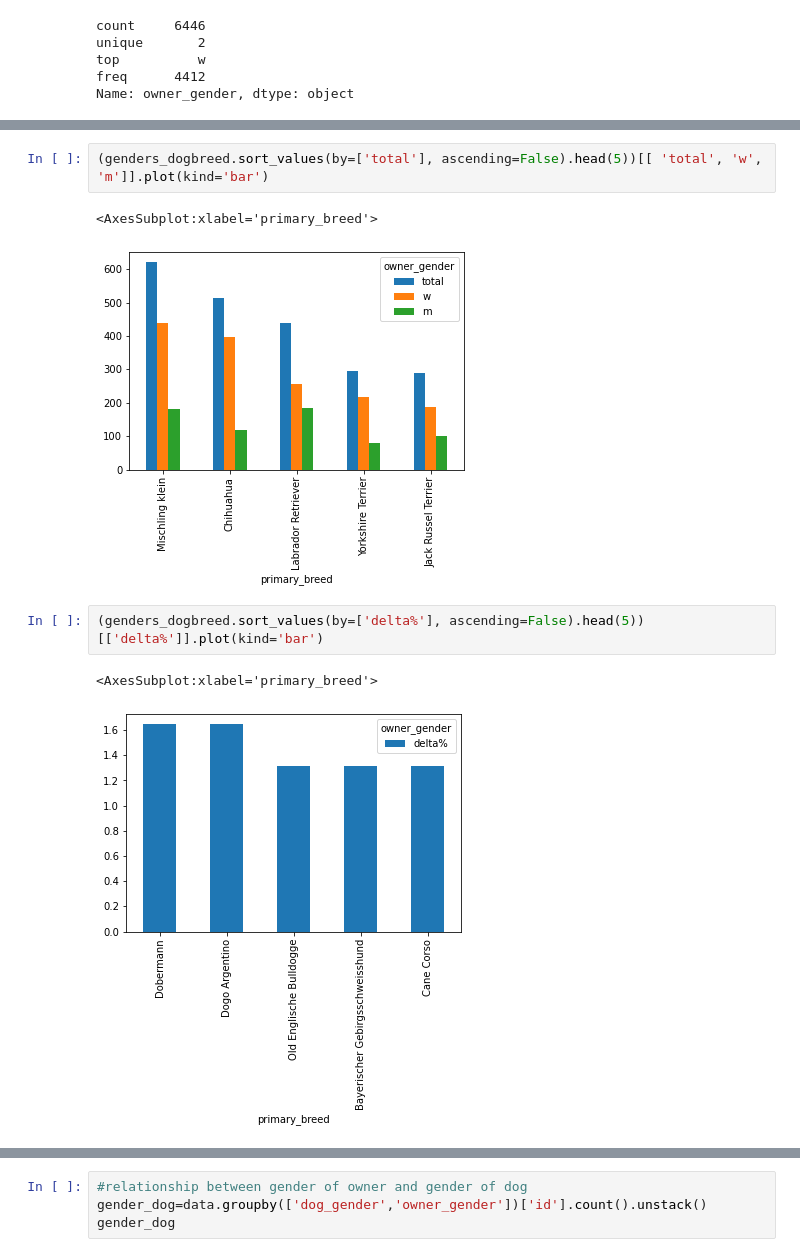
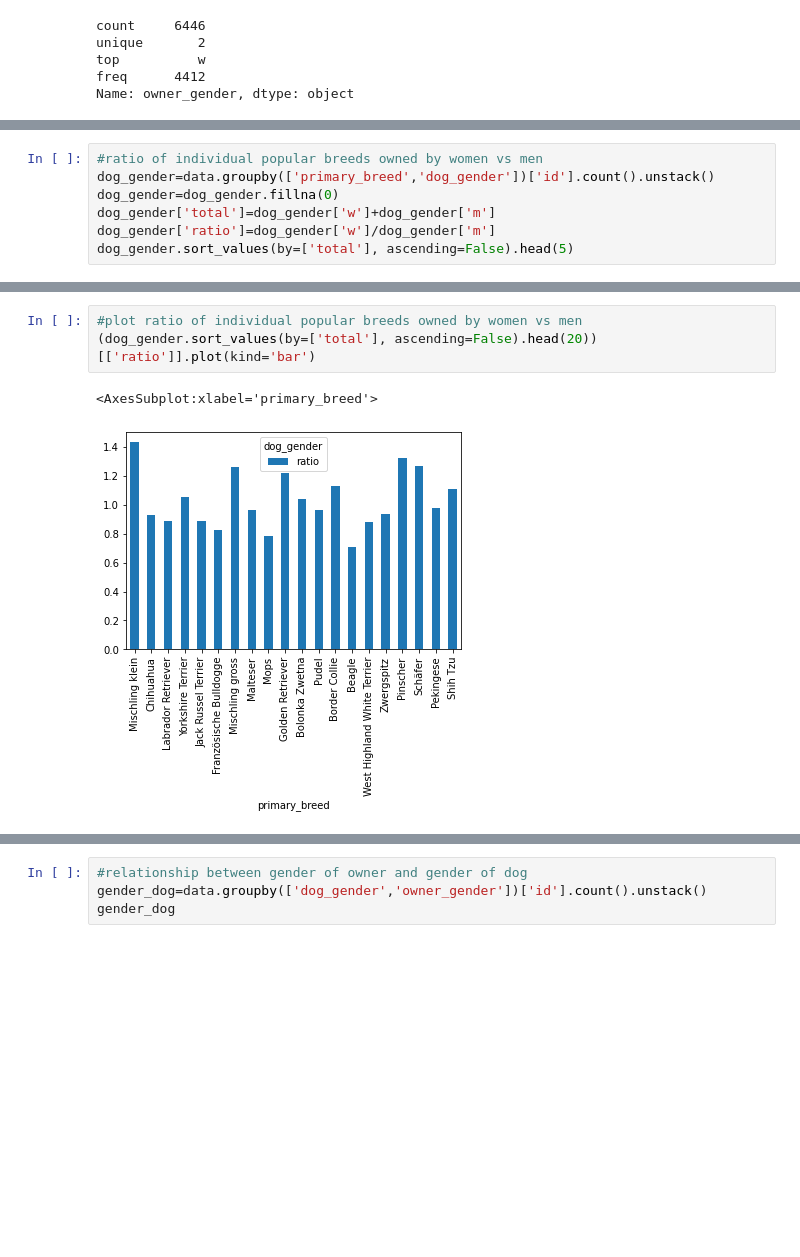
Before and after one commit to MartinWipf/Springboard, a Jupyter notebook: Dogs of Zurich.ipynb, the cells around one changed output, grey strips where cells are left out. Saved outputs shown, nothing was run; the diff lists cells and outputs as text; blank space fills up the shorter version.

```diff
--- a/Dogs of Zurich.ipynb
+++ b/Dogs of Zurich.ipynb
@@ -633,0 +734,7 @@ genders_dogbreed.sort_values(by=['delta%'], ascending=False).head(5)
+# %%
+#ratio of individual popular breeds owned by women vs men
+dog_gender=data.groupby(['primary_breed','dog_gender'])['id'].count().unstack()
+dog_gender=dog_gender.fillna(0)
+dog_gender['total']=dog_gender['w']+dog_gender['m']
+dog_gender['ratio']=dog_gender['w']/dog_gender['m']
+dog_gender.sort_values(by=['total'], ascending=False).head(5)
@@ -634,10 +749,6 @@ genders_dogbreed.sort_values(by=['delta%'], ascending=False).head(5)
 # %%
-(genders_dogbreed.sort_values(by=['total'], ascending=False).head(5))[[ 'total', 'w', 'm']].plot(kind='bar')
+#plot ratio of individual popular breeds owned by women vs men
+(dog_gender.sort_values(by=['total'], ascending=False).head(20))[['ratio']].plot(kind='bar')
 # %% [output]
 <AxesSubplot:xlabel='primary_breed'>
-[figure, old version]
+[figure, new version]
-# %%
-(genders_dogbreed.sort_values(by=['delta%'], ascending=False).head(5))[['delta%']].plot(kind='bar')
-# %% [output]
-<AxesSubplot:xlabel='primary_breed'>
-[figure, removed]
```
Also changed, not shown: parts of 80 cells of this notebook.
